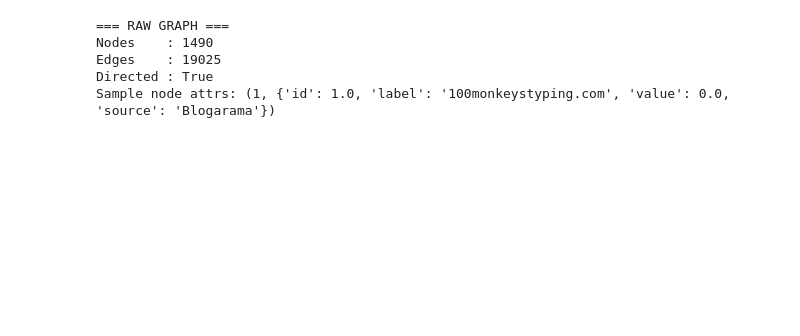
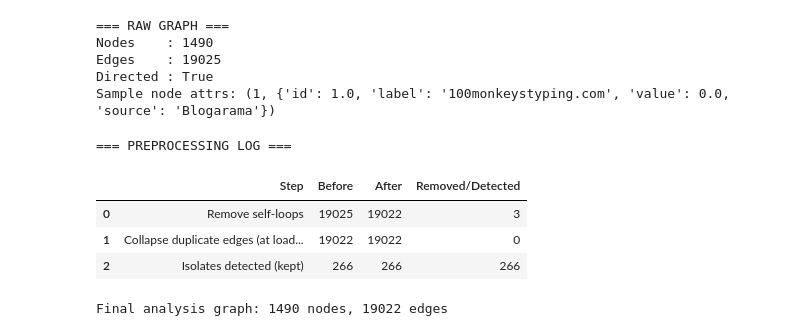
Before and after one commit to l232550/SE4095-SNTP-Assignment-1, a Jupyter notebook: L232550_SNTP_Assignment1.ipynb, the cells around one changed output. Saved outputs shown, nothing was run; the diff lists cells and outputs as text; code cells hidden in the pictures; blank space fills up the shorter version.

```diff
--- a/L232550_SNTP_Assignment1.ipynb
+++ b/L232550_SNTP_Assignment1.ipynb
@@ -73,3 +73,62 @@ Nodes    : 1490
 Edges    : 19025
 Directed : True
 Sample node attrs: (1, {'id': 1.0, 'label': '100monkeystyping.com', 'value': 0.0, 'source': 'Blogarama'})
+# %%
+# ============================================================
+# SECTION 2 — Preprocessing
+# ============================================================
+def preprocess(g):
+    """
+    Clean the raw graph and return (clean_graph, labels, log).
+    Decisions:
+      1. Cast id and value to int (they load as float from GML).
+      2. Remove self-loops (a blog linking to itself carries no relational info).
+      3. Collapse duplicate edges (already done at load time via igraph).
+      4. Keep isolates — they are real labelled blogs needed for evaluation.
+    """
+    log = []
+    g = g.copy()
+
+    # 1) Cast node ids and 'value' to int
+    mapping = {n: int(n) for n in g.nodes()}
+    g = nx.relabel_nodes(g, mapping)
+    for n in g.nodes():
+        g.nodes[n]["value"] = int(g.nodes[n]["value"])
+        g.nodes[n]["id"] = int(g.nodes[n]["id"])
+
+    # Labels preserved separately (ground truth — used only in Part E)
+    labels = {n: g.nodes[n]["value"] for n in g.nodes()}
+
+    # 2) Remove self-loops
+    before_e = g.number_of_edges()
+    self_loops = list(nx.selfloop_edges(g))
+    g.remove_edges_from(self_loops)
+    log.append(("Remove self-loops", before_e, g.number_of_edges(), len(self_loops)))
+
+    # 3) Duplicate edges: already collapsed at load time
+    log.append(("Collapse duplicate edges (at load via igraph)",
+                g.number_of_edges(), g.number_of_edges(), 0))
+
+    # 4) Isolates — detect but keep
+    isolates = list(nx.isolates(g))
+    log.append(("Isolates detected (kept)", len(isolates), len(isolates), len(isolates)))
+
+    return g, labels, log, isolates
+
+
+G, LABELS, PREP_LOG, ISOLATES = preprocess(G_raw)
+
+df_log = pd.DataFrame(
+    PREP_LOG,
+    columns=["Step", "Before", "After", "Removed/Detected"]
+)
+print("=== PREPROCESSING LOG ===")
+display(df_log)
+print(f"\nFinal analysis graph: {G.number_of_nodes()} nodes, {G.number_of_edges()} edges")
+# %% [output]
+=== PREPROCESSING LOG ===
+|  | Step | Before | After | Removed/Detected |
+| 0 | Remove self-loops | 19025 | 19022 | 3 |
+| 1 | Collapse duplicate edges (at load... | 19022 | 19022 | 0 |
+| 2 | Isolates detected (kept) | 266 | 266 | 266 |
+Final analysis graph: 1490 nodes, 19022 edges
```
Also changed, not shown: parts of 4 cells of this notebook.
